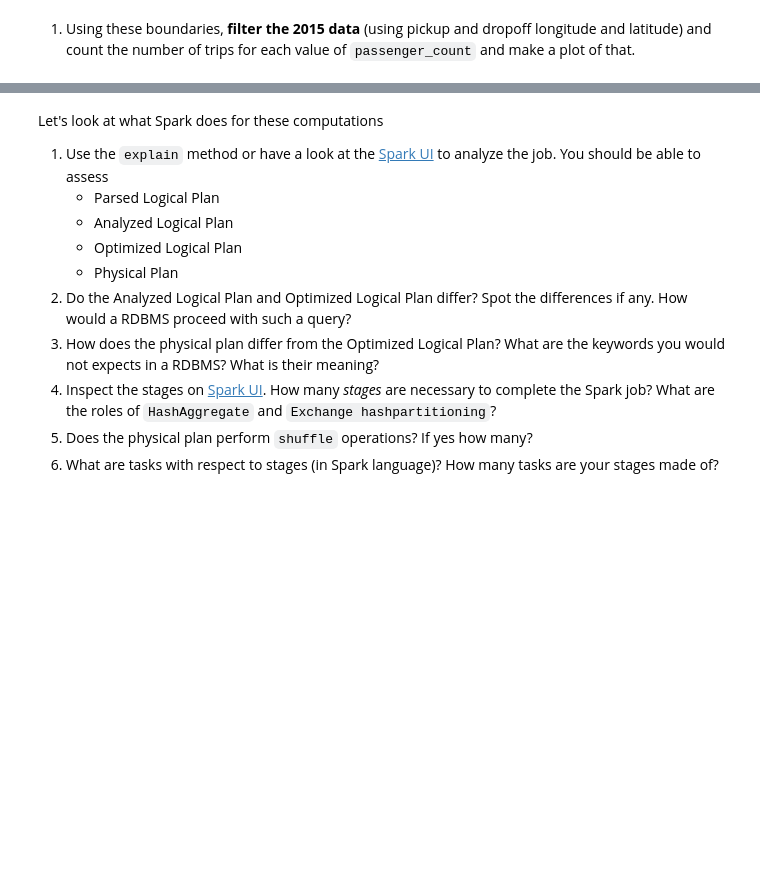
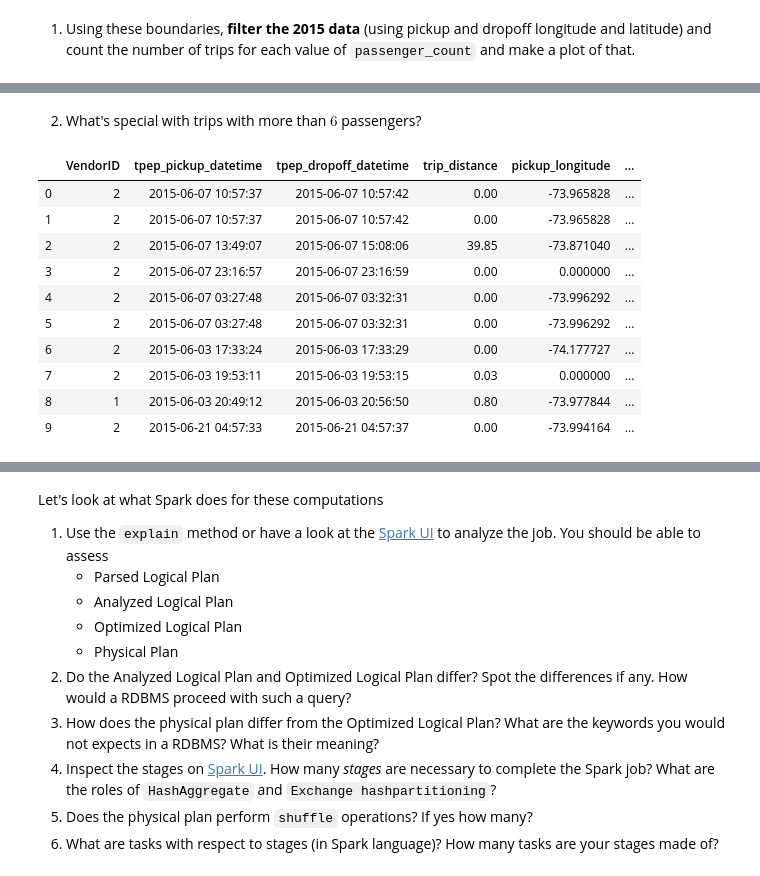
Before and after one commit to JLechuga94/BigData_1, a Jupyter notebook: homework03.ipynb, the cells around one changed output, grey strips where cells are left out. Drawn from its saved outputs; the diff is of its cells as text; code cells hidden in the pictures; blank space fills up the shorter version.

```diff
--- a/homework03.ipynb
+++ b/homework03.ipynb
@@ -543,0 +581,16 @@ with them
+# %% [markdown]
+2. What's special with trips with more than $6$ passengers?
+# %%
+plus6_passenger_df.head(10)
+# %% [output]
+|  | VendorID | tpep_pickup_datetime | tpep_dropoff_datetime | trip_distance | pickup_longitude | ... |
+| 0 | 2 | 2015-06-07 10:57:37 | 2015-06-07 10:57:42 | 0.00 | -73.965828 | ... |
+| 1 | 2 | 2015-06-07 10:57:37 | 2015-06-07 10:57:42 | 0.00 | -73.965828 | ... |
+| 2 | 2 | 2015-06-07 13:49:07 | 2015-06-07 15:08:06 | 39.85 | -73.871040 | ... |
+| 3 | 2 | 2015-06-07 23:16:57 | 2015-06-07 23:16:59 | 0.00 | 0.000000 | ... |
+| 4 | 2 | 2015-06-07 03:27:48 | 2015-06-07 03:32:31 | 0.00 | -73.996292 | ... |
+| 5 | 2 | 2015-06-07 03:27:48 | 2015-06-07 03:32:31 | 0.00 | -73.996292 | ... |
+| 6 | 2 | 2015-06-03 17:33:24 | 2015-06-03 17:33:29 | 0.00 | -74.177727 | ... |
+| 7 | 2 | 2015-06-03 19:53:11 | 2015-06-03 19:53:15 | 0.03 | 0.000000 | ... |
+| 8 | 1 | 2015-06-03 20:49:12 | 2015-06-03 20:56:50 | 0.80 | -73.977844 | ... |
+| 9 | 2 | 2015-06-21 04:57:33 | 2015-06-21 04:57:37 | 0.00 | -73.994164 | ... |
```
Also changed, not shown: parts of 15 cells of this notebook.
